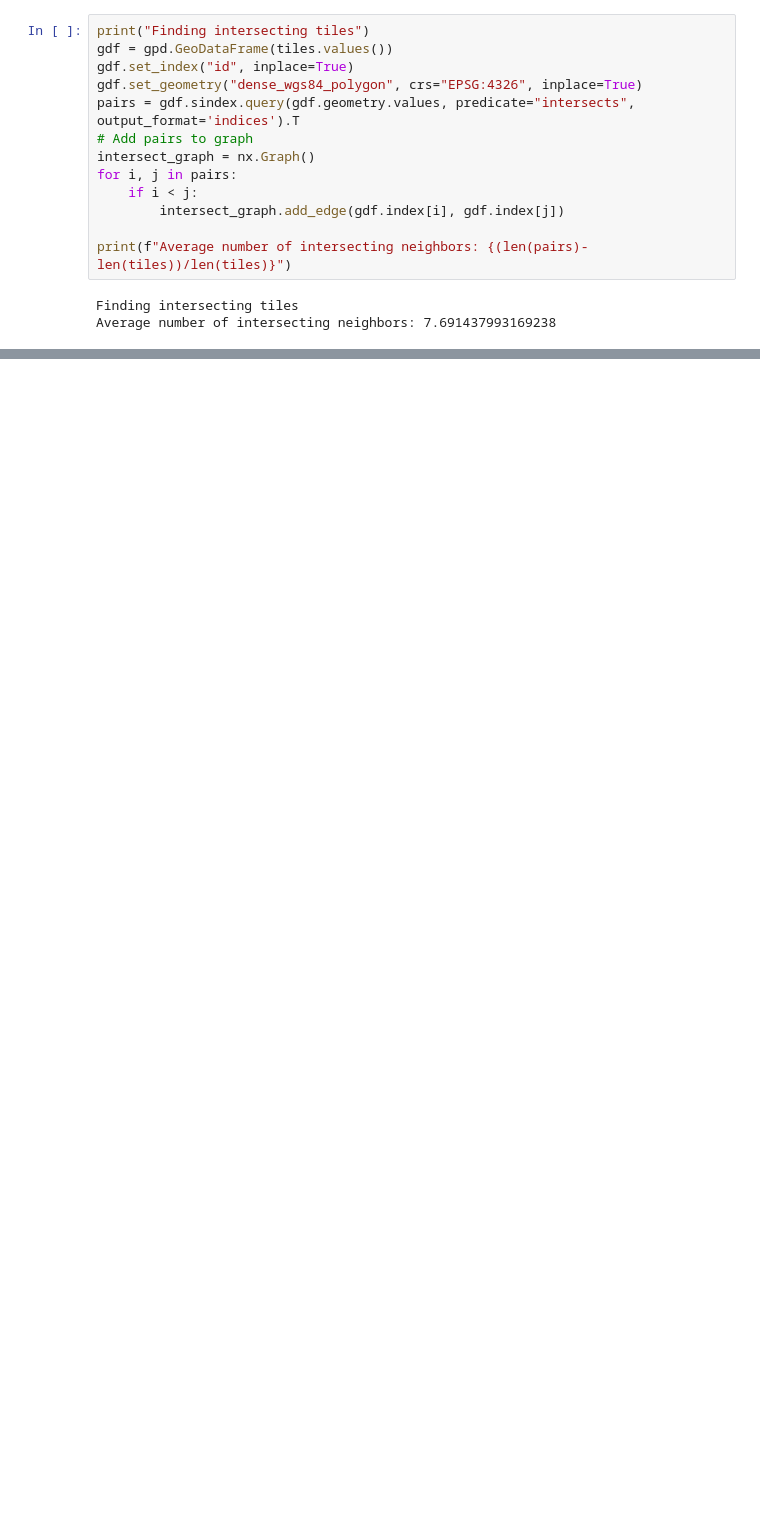
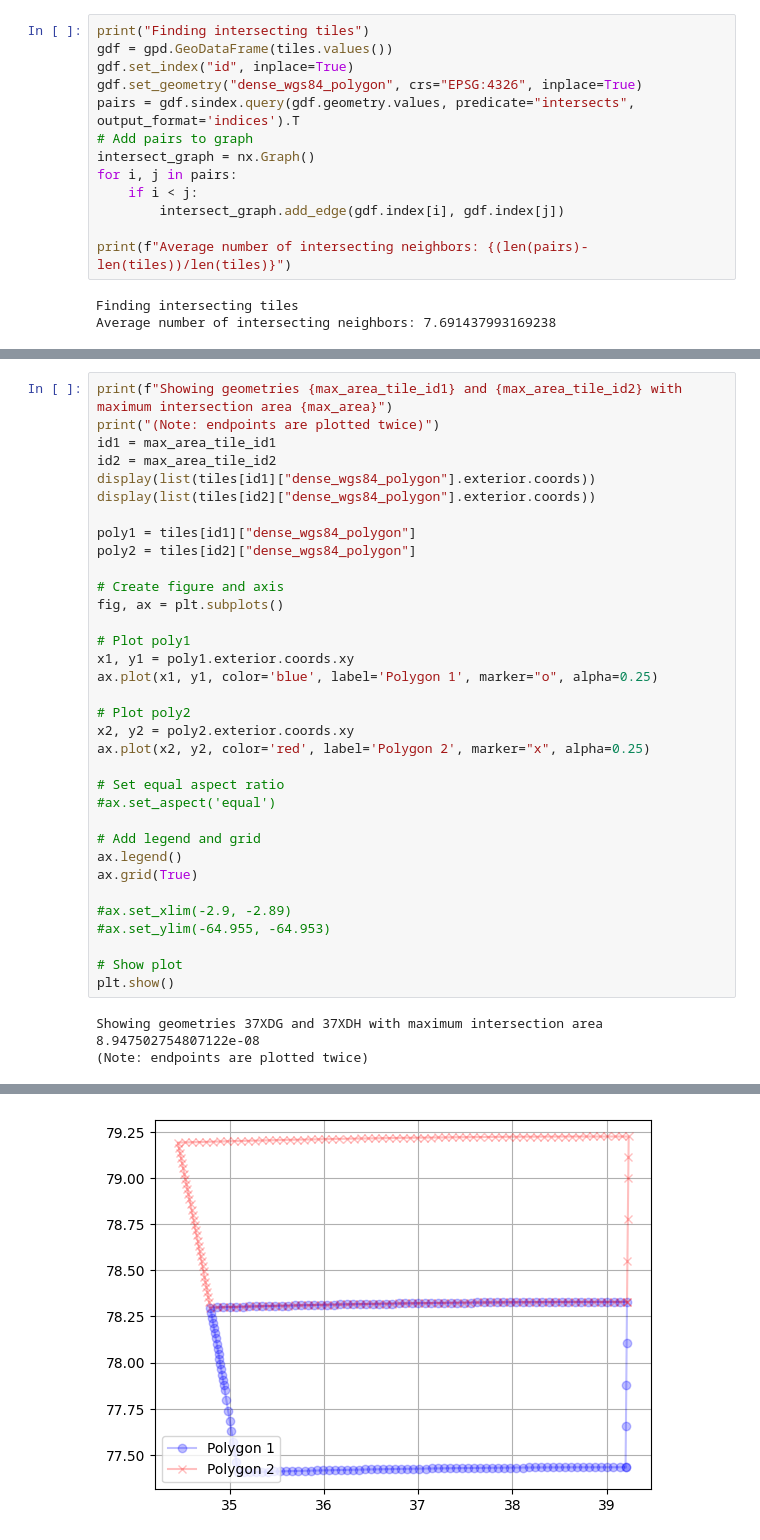
Before and after one commit to hamk-uas/preferred-tile, a Jupyter notebook: create_grid.ipynb, the cells around one changed output, grey strips where cells are left out. Saved outputs shown, nothing was run; the diff lists cells and outputs as text; blank space fills up the shorter version.

```diff
--- a/create_grid.ipynb
+++ b/create_grid.ipynb
@@ -285,0 +490,37 @@ for tile_id1, tile1 in tiles.items():
+# %%
+print(f"Showing geometries {max_area_tile_id1} and {max_area_tile_id2} with maximum intersection area {max_area}")
+print("(Note: endpoints are plotted twice)")
+id1 = max_area_tile_id1
+id2 = max_area_tile_id2
+display(list(tiles[id1]["dense_wgs84_polygon"].exterior.coords))
+display(list(tiles[id2]["dense_wgs84_polygon"].exterior.coords))
+
+poly1 = tiles[id1]["dense_wgs84_polygon"]
+poly2 = tiles[id2]["dense_wgs84_polygon"]
+
+# Create figure and axis
+fig, ax = plt.subplots()
+
+# Plot poly1
+x1, y1 = poly1.exterior.coords.xy
+ax.plot(x1, y1, color='blue', label='Polygon 1', marker="o", alpha=0.25)
+
+# Plot poly2
+x2, y2 = poly2.exterior.coords.xy
+ax.plot(x2, y2, color='red', label='Polygon 2', marker="x", alpha=0.25)
+
+# Set equal aspect ratio
+#ax.set_aspect('equal')
+
+# Add legend and grid
+ax.legend()
+ax.grid(True)
+
+#ax.set_xlim(-2.9, -2.89)
+#ax.set_ylim(-64.955, -64.953)
+
+# Show plot
+plt.show()
+# %% [output]
+Showing geometries 37XDG and 37XDH with maximum intersection area 8.947502754807122e-08
+(Note: endpoints are plotted twice)
@@ -285,0 +561 @@ for tile_id1, tile1 in tiles.items():
+[figure, added]
```
Also changed, not shown: parts of 25 cells of this notebook.
